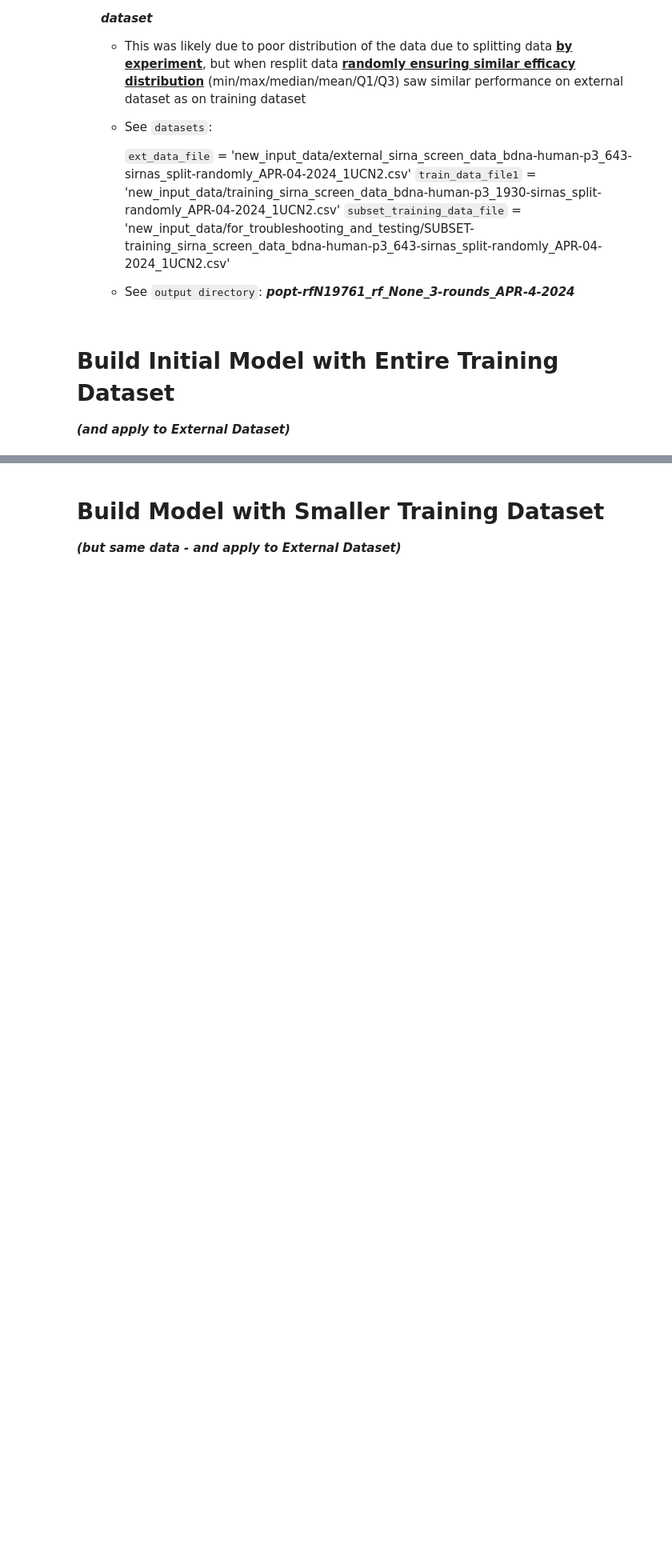
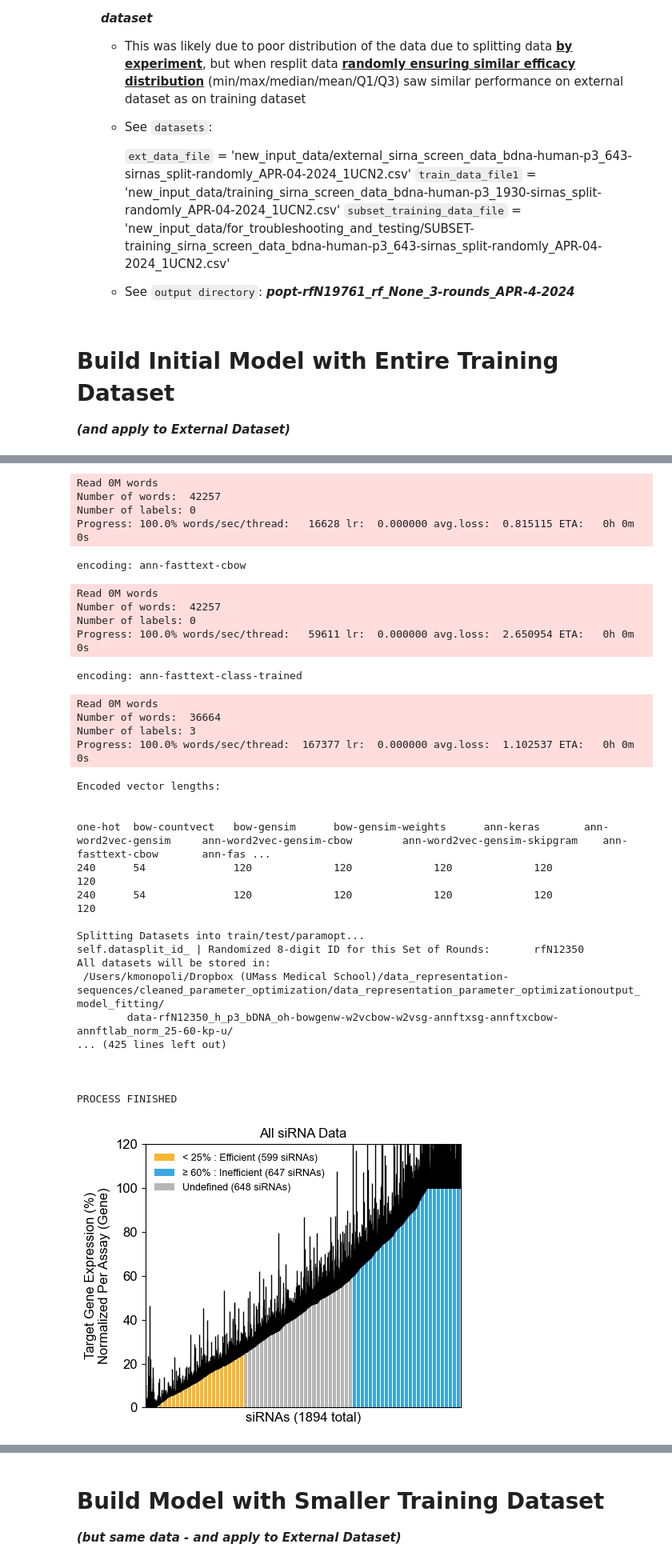
Before and after one commit to kmonopoli/data_representation_parameter_optimization, a Jupyter notebook: run_main_troubleshooting-poor-performance-on-external-dataset.ipynb, the cells around one changed output, grey strips where cells are left out. Shown at 80% size. Saved outputs shown, nothing was run; the diff lists cells and outputs as text; code cells hidden in the pictures; blank space fills up the shorter version.

```diff
--- a/run_main_troubleshooting-poor-performance-on-external-dataset.ipynb
+++ b/run_main_troubleshooting-poor-performance-on-external-dataset.ipynb
@@ -250,0 +153,47 @@ PROCESS FINISHED
+# %%
+from data_representation import DataRepresentationBuilder
+
+drb = DataRepresentationBuilder(
+    model_type__='random-forest',
+    parameter_to_optimize__='None',
+    run_param_optimization__ = False,
+    use_existing_processed_dataset__ = False,
+    custom_parameter_values_to_loop__=[],
+    num_rerurun_model_building__=3,
+    kmer_size__=9,
+    flank_len__=20,
+
+    encoding_ls__=[
+        'one-hot',
+        'bow-gensim-weights',
+        'ann-word2vec-gensim-cbow',
+        'ann-word2vec-gensim-skipgram',
+        'ann-fasttext-skipgram',
+        'ann-fasttext-cbow',
+        'ann-fasttext-class-trained',
+        # 'bow-countvect', # TODO: DEBUG there is something wrong, taking very long to run (infinite looping?)
+    ],
+    input_data_dir__ = 'new_input_data/',
+    apply_final_models_to_external_dataset__ = True,
+
+
+
+
+    input_data_file__ = train_data_file.replace('new_input_data/',''),
+    #input_data_file__ = subset_training_data_file.replace('new_input_data/',''),
+    #input_data_file__ = ext_data_file.replace('new_input_data/',''),
+
+    remove_undefined__ = False,
+
+#     effco__=25, # 25,
+#     ineffco__=26, # 60,
+
+    external_data_file__ = ext_data_file.replace('new_input_data/',''),
+    #external_data_file__ = subset_training_data_file.replace('new_input_data/',''),
+
+    include_random_background_comparison__ = True,
+
+
+
+)
+# %% [output]
@@ -250,0 +217,32 @@ PROCESS FINISHED
+Read 0M words
+Number of words:  42257
+Number of labels: 0
+Progress: 100.0% words/sec/thread:   16628 lr:  0.000000 avg.loss:  0.815115 ETA:   0h 0m 0s
+encoding: ann-fasttext-cbow
+Read 0M words
+Number of words:  42257
+Number of labels: 0
+Progress: 100.0% words/sec/thread:   59611 lr:  0.000000 avg.loss:  2.650954 ETA:   0h 0m 0s
+encoding: ann-fasttext-class-trained
+Read 0M words
+Number of words:  36664
+Number of labels: 3
+Progress: 100.0% words/sec/thread:  167377 lr:  0.000000 avg.loss:  1.102537 ETA:   0h 0m 0s
+Encoded vector lengths:
+
+
+one-hot  bow-countvect   bow-gensim      bow-gensim-weights      ann-keras       ann-word2vec-gensim     ann-word2vec-gensim-cbow        ann-word2vec-gensim-skipgram    ann-fasttext-cbow       ann-fas ...
+240      54              120             120             120             120             120
+240      54              120             120             120             120             120
+
+Splitting Datasets into train/test/paramopt...
+self.datasplit_id_ | Randomized 8-digit ID for this Set of Rounds:       rfN12350
+All datasets will be stored in:
+ /Users/kmonopoli/Dropbox (UMass Medical School)/data_representation-sequences/cleaned_parameter_optimization/data_representation_parameter_optimizationoutput_model_fitting/
+        data-rfN12350_h_p3_bDNA_oh-bowgenw-w2vcbow-w2vsg-annftxsg-annftxcbow-annftlab_norm_25-60-kp-u/
+... (425 lines left out)
+
+
+
+PROCESS FINISHED
+[figure, added]
```
Also changed, not shown: parts of 24 cells of this notebook, 6 other files.
